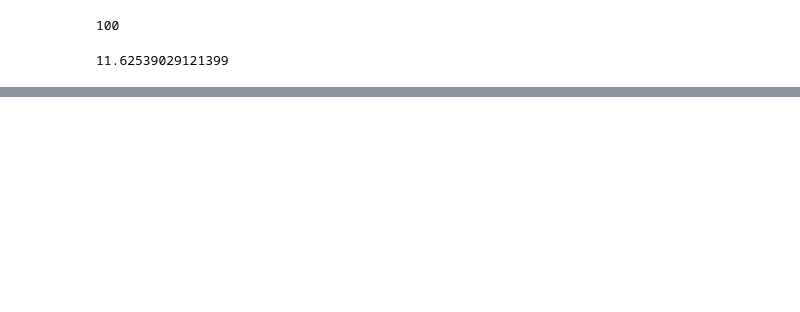
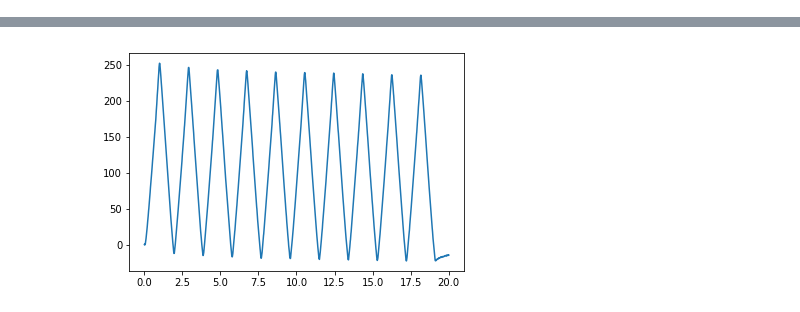
Before and after one commit to cdohl/elastic_scale, a Jupyter notebook: elast_control.ipynb, the cells around one changed output, grey strips where cells are left out. Drawn from its saved outputs; the diff is of its cells as text; code cells hidden in the pictures; blank space fills up the shorter version.

```diff
--- a/elast_control.ipynb
+++ b/elast_control.ipynb
@@ -105,4 +90,0 @@ res=sio_s.readlines(10)
-# %%
-len(s)
-# %% [output]
-100
@@ -111,4 +90,0 @@ l=time.time()
-# %%
-time.time()-l
-# %% [output]
-11.62539029121399
@@ -116,0 +91,14 @@ time.time()-l
+# %%
+import matplotlib.pyplot as plt
+ncycles=10
+rate=.5 #frequency of up/down
+speed=258./2.*rate
+deltaz=.6
+send_printer('G1 F{:d}\r\n'.format(int(speed*deltaz)).encode())
+for i in range (ncycles):
+    send_printer('G0 Z-{:f}\r\n'.format(deltaz).encode())
+    send_printer('G0 Z{:f}\r\n'.format(deltaz).encode())
+
+%time y,x=read_scale_times(ncycles/rate)
+plt.plot(x,y);
+# %% [output]
@@ -116,0 +107 @@ time.time()-l
+[figure, added]
```
Also changed, not shown: parts of 10 cells of this notebook.
